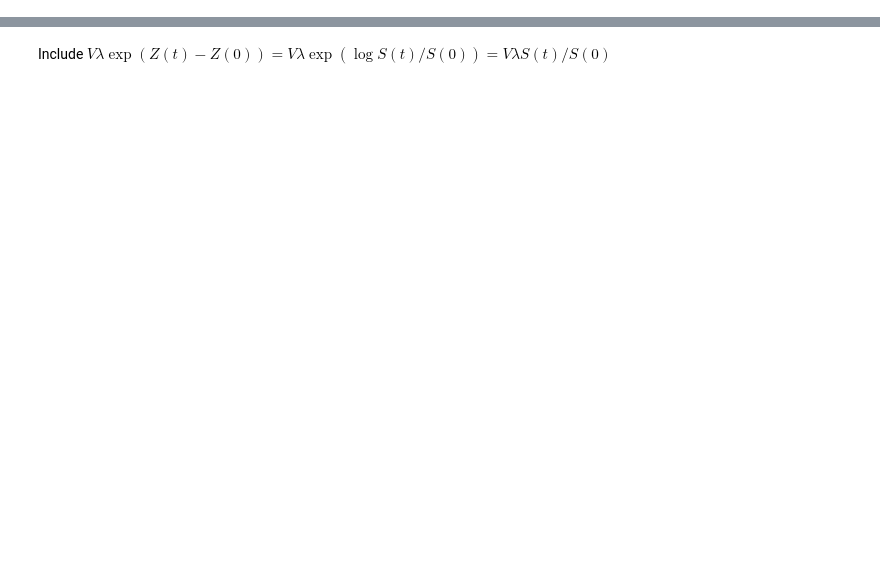
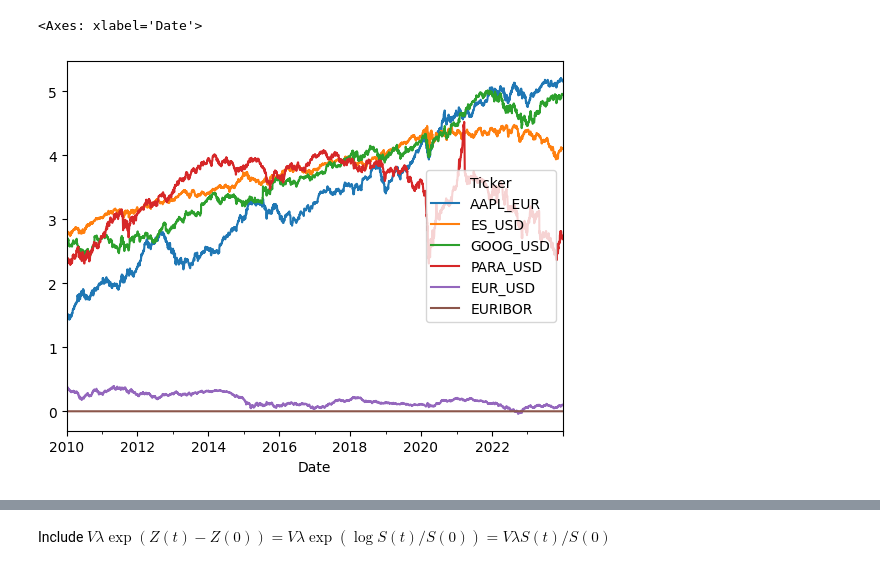
Before and after one commit to DaanZunnenberg/RiskFunctions, a Jupyter notebook: Assignment_1/Updated_version/QFRM_Assignment1.ipynb, the cells around one changed output, grey strips where cells are left out. Cells and saved outputs as stored; diff of their text form; code cells hidden in the pictures; blank space fills up the shorter version.

```diff
--- a/Assignment_1/Updated_version/QFRM_Assignment1.ipynb
+++ b/Assignment_1/Updated_version/QFRM_Assignment1.ipynb
@@ -18,0 +34,7 @@ from typing import Any, Callable
+# %%
+data = data.T[-5:].T.ffill().bfill()
+# %%
+EURIBOR = pd.read_csv('ECB Data Portal_20240419090536.csv',
+                      parse_dates=True,
+                      index_col='DATE').rename(columns = {'Real 3-month Euribor (Euro Interbank Offered Rate) - Historical close, average of observations through period (FM.M.U2.EUR.4F.MM.R_EURIBOR3MD_.HSTA)':'EURIBOR'})
+EURIBOR.index.name = 'Date'
@@ -18,0 +60,4 @@ from typing import Any, Callable
+# %%
+credit = ((1 + EURIBOR.EURIBOR / 100) ** (1 / 365))- 1
+data['EURIBOR'] = credit
+data = data.interpolate().bfill()
@@ -18,0 +79,8 @@ from typing import Any, Callable
+# %%
+log_data = data
+log_data[data.columns[:-1]] = np.log(data[data.columns[:-1]])
+# %%
+log_data.plot()
+# %% [output]
+<Axes: xlabel='Date'>
+[figure, added]
```
Also changed, not shown: parts of 38 cells of this notebook.
